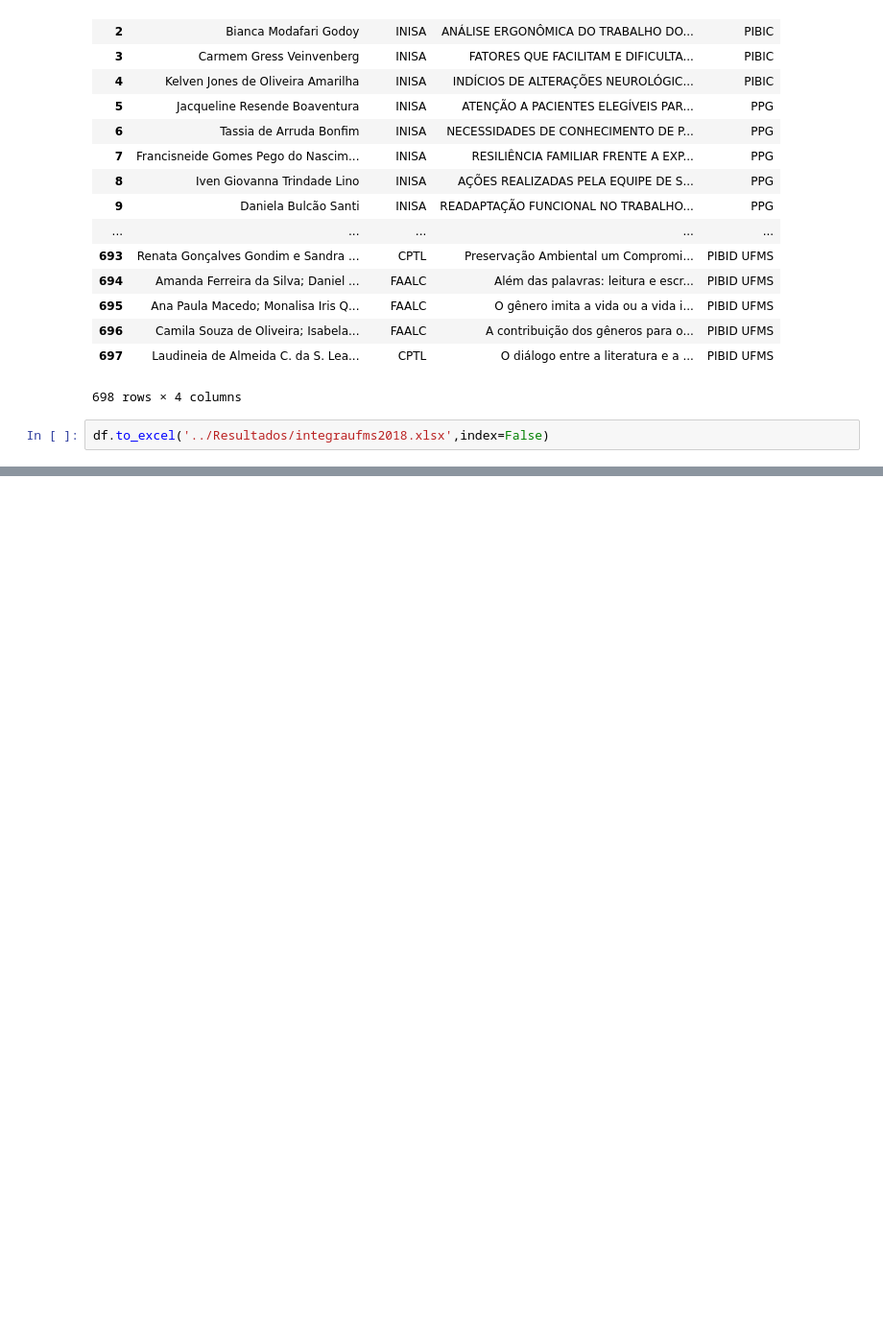
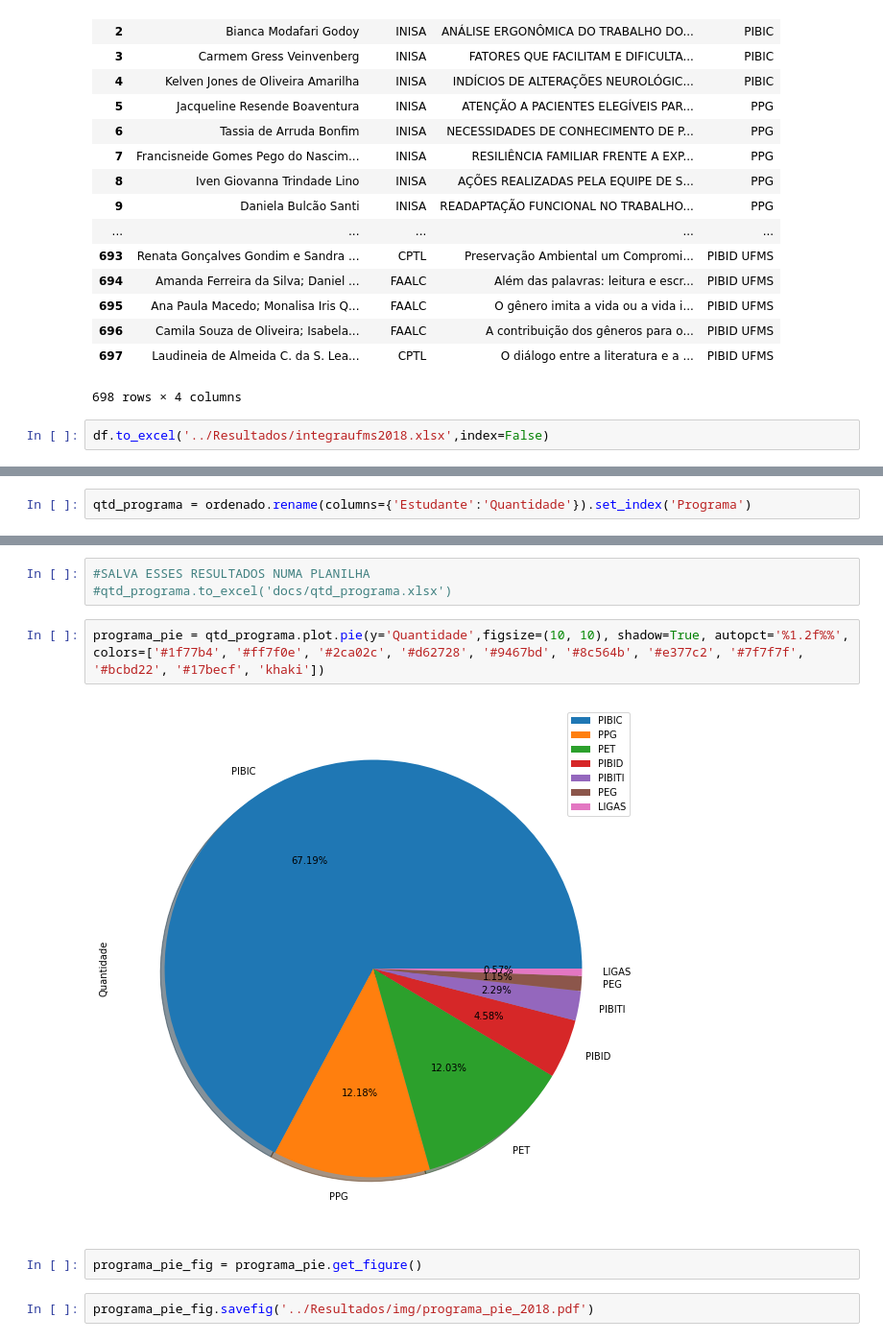
Before and after one commit to danbailo/DataAnalysis-UFMS, a Jupyter notebook: Notebooks/Merge PROPP-PROGRAD - Integra UFMS 2018.ipynb, the cells around one changed output, grey strips where cells are left out. Shown at 96% size. Saved outputs shown, nothing was run; the diff lists cells and outputs as text; blank space fills up the shorter version.

```diff
--- a/Notebooks/Merge PROPP-PROGRAD - Integra UFMS 2018.ipynb
+++ b/Notebooks/Merge PROPP-PROGRAD - Integra UFMS 2018.ipynb
@@ -32,0 +142,2 @@ df.to_excel('../Resultados/integraufms2018.xlsx',index=False)
+# %%
+qtd_programa = ordenado.rename(columns={'Estudante':'Quantidade'}).set_index('Programa')
@@ -32,0 +156,11 @@ df.to_excel('../Resultados/integraufms2018.xlsx',index=False)
+# %%
+#SALVA ESSES RESULTADOS NUMA PLANILHA
+#qtd_programa.to_excel('docs/qtd_programa.xlsx')
+# %%
+programa_pie = qtd_programa.plot.pie(y='Quantidade',figsize=(10, 10), shadow=True, autopct='%1.2f%%', colors=['#1f77b4', '#ff7f0e', '#2ca02c', '#d62728', '#9467bd', '#8c564b', '#e377c2', '#7f7f7f', '#bcbd22', '#17becf', 'khaki'])
+# %% [output]
+[figure, added]
+# %%
+programa_pie_fig = programa_pie.get_figure()
+# %%
+programa_pie_fig.savefig('../Resultados/img/programa_pie_2018.pdf')
```
Also changed, not shown: parts of 70 cells of this notebook, 56 other files.
